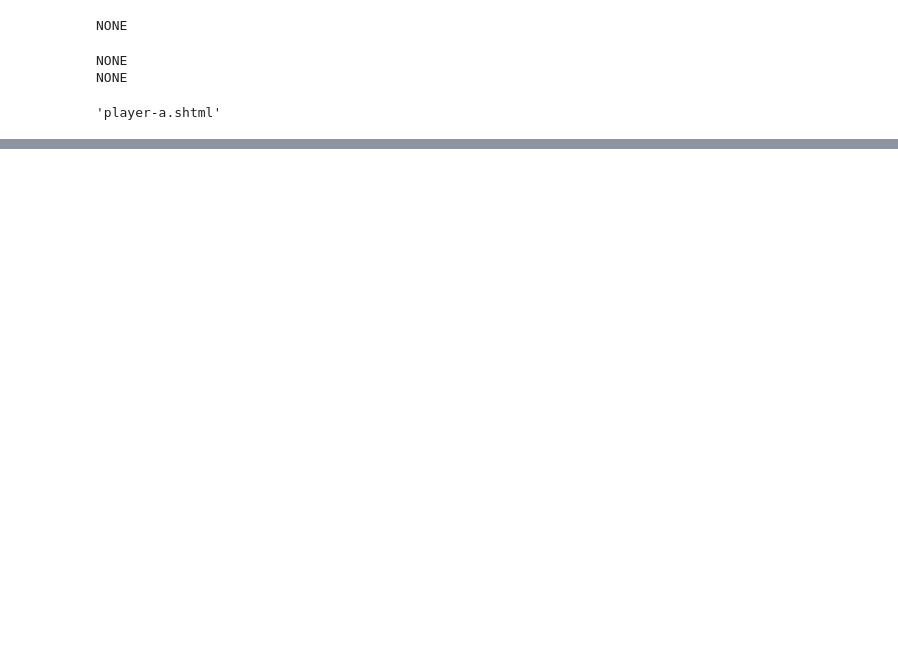
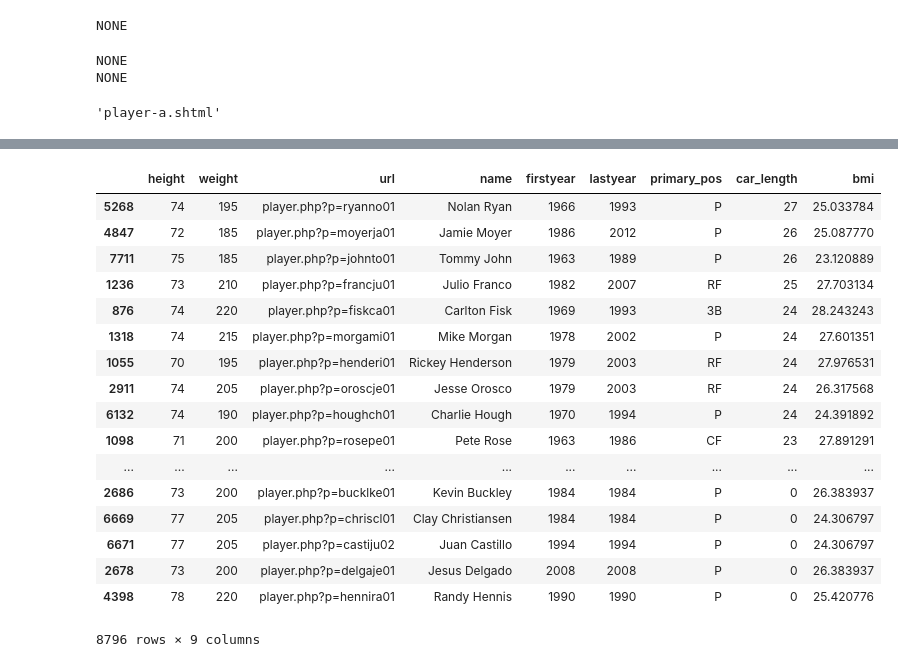
Before and after one commit to ethanarsht/fat_baseball, a Jupyter notebook: fat_baseball_scraper.ipynb, the cells around one changed output, grey strips where cells are left out. Cells and saved outputs as stored; diff of their text form; code cells hidden in the pictures; blank space fills up the shorter version.

```diff
--- a/fat_baseball_scraper.ipynb
+++ b/fat_baseball_scraper.ipynb
@@ -174,0 +341,11 @@ df_h_w
+# %%
+
+def inches(x):
+    x = x.replace('½','')
+    f_i = re.split('-', x)
+    feet = int(f_i[0]) * 12
+    inches = int(f_i[1])
+    height = feet + inches
+    return height
+# %%
+df_stats['height'] = df_stats.height.apply(inches)
@@ -174,0 +364,21 @@ df_h_w
+# %%
+df_stats.sort_values('car_length', ascending = False)
+# %% [output]
+|  | height | weight | url | name | firstyear | lastyear | primary_pos | car_length | bmi |
+| 5268 | 74 | 195 | player.php?p=ryanno01 | Nolan Ryan | 1966 | 1993 | P | 27 | 25.033784 |
+| 4847 | 72 | 185 | player.php?p=moyerja01 | Jamie Moyer | 1986 | 2012 | P | 26 | 25.087770 |
+| 7711 | 75 | 185 | player.php?p=johnto01 | Tommy John | 1963 | 1989 | P | 26 | 23.120889 |
+| 1236 | 73 | 210 | player.php?p=francju01 | Julio Franco | 1982 | 2007 | RF | 25 | 27.703134 |
+| 876 | 74 | 220 | player.php?p=fiskca01 | Carlton Fisk | 1969 | 1993 | 3B | 24 | 28.243243 |
+| 1318 | 74 | 215 | player.php?p=morgami01 | Mike Morgan | 1978 | 2002 | P | 24 | 27.601351 |
+| 1055 | 70 | 195 | player.php?p=henderi01 | Rickey Henderson | 1979 | 2003 | RF | 24 | 27.976531 |
+| 2911 | 74 | 205 | player.php?p=oroscje01 | Jesse Orosco | 1979 | 2003 | RF | 24 | 26.317568 |
+| 6132 | 74 | 190 | player.php?p=houghch01 | Charlie Hough | 1970 | 1994 | P | 24 | 24.391892 |
+| 1098 | 71 | 200 | player.php?p=rosepe01 | Pete Rose | 1963 | 1986 | CF | 23 | 27.891291 |
+| ... | ... | ... | ... | ... | ... | ... | ... | ... | ... |
+| 2686 | 73 | 200 | player.php?p=bucklke01 | Kevin Buckley | 1984 | 1984 | P | 0 | 26.383937 |
+| 6669 | 77 | 205 | player.php?p=chriscl01 | Clay Christiansen | 1984 | 1984 | P | 0 | 24.306797 |
+| 6671 | 77 | 205 | player.php?p=castiju02 | Juan Castillo | 1994 | 1994 | P | 0 | 24.306797 |
+| 2678 | 73 | 200 | player.php?p=delgaje01 | Jesus Delgado | 2008 | 2008 | P | 0 | 26.383937 |
+| 4398 | 78 | 220 | player.php?p=hennira01 | Randy Hennis | 1990 | 1990 | P | 0 | 25.420776 |
+8796 rows × 9 columns
```
Also changed, not shown: parts of 39 cells of this notebook, 1 other file.
